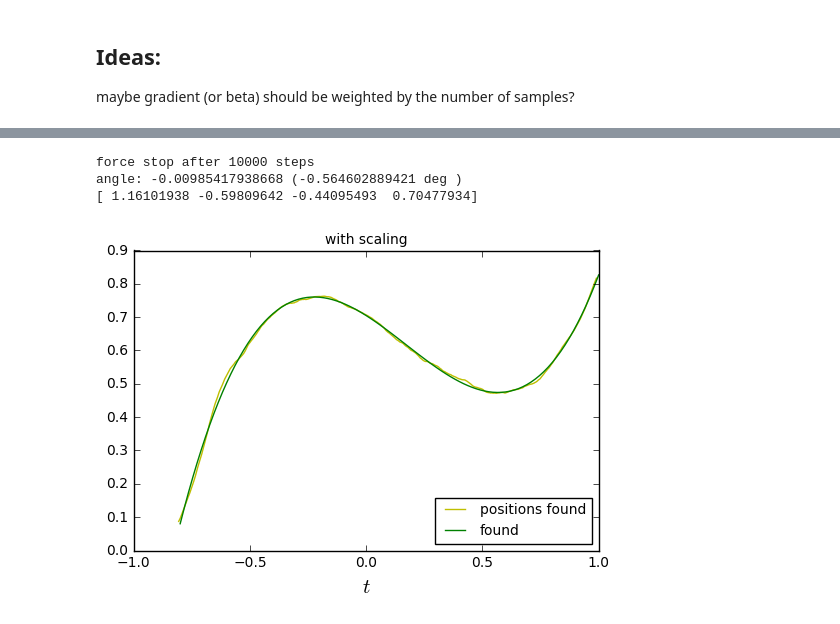
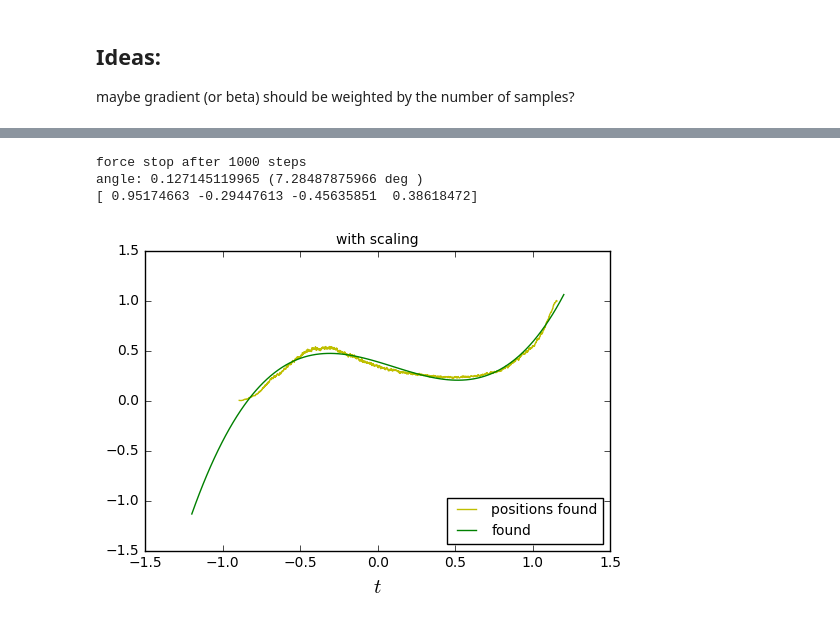
Before and after one commit to LCAV/surface-reconstruction, a Jupyter notebook: results.ipynb, the cells around one changed output, grey strips where cells are left out. Cells and saved outputs as stored; diff of their text form; code cells hidden in the pictures.

```diff
--- a/results.ipynb
+++ b/results.ipynb
@@ -30,0 +19,17 @@ bar = bar/max(bar)
+# %%
+
+def todegree(x):
+    return x*180/np.pi
+
+def fromdegree(x):
+    return x*np.pi/180
+
+def get_image(name, min_, max_, cut=0):
+    img = mpimg.imread(name)
+    img = (0.2126*img[:,:,0]) + (0.7152*img[:,:,1]) + (0.0722*img[:,:,2])
+    img= img[min_:max_]
+    img = np.mean(img,0)
+    if cut > 0:
+        img = img[cut:-cut]
+    img = img - np.min(img)
+    return img/np.max(img)
@@ -30,0 +42,7 @@ bar = bar/max(bar)
+# %%
+import os
+print(os.listdir("surface-images/tuesday1"))
+img1 = get_image('surface-images/tuesday1/tu160.JPG', 200, 400, cut=8)
+img2 = get_image('surface-images/tuesday1/tu135.JPG', 200, 400, cut=8)
+# img3 = get_image('surface-images/small/small3.JPG', 200, 1000, cut=8)
+# img4 = get_image('surface-images/small/small7.JPG', 200, 1000, cut=8)
@@ -31,7 +51,6 @@ bar = bar/max(bar)
 # %%
-coef = [10, 0,- 6, 0]
-pol = SignalPolynomial(coef)
-t = np.linspace(-0.8, 1, 100)
+coef = [0.5, -0.1,-0.3, 0.65]
+pol = SecondSurfacePolynomial(coef)
+ends = 1.2
+t = np.linspace(-ends, ends, 100)
 row = pol.get_samples(t).reshape(100,1)
-row = row - np.min(row)
-row = row/np.max(row)
@@ -58,37 +71,38 @@ plt.plot(t, row, label='orginal')
 # pf = pf[int(len(pf)/2):]
 
 solver = ConstrainedALS(
-    pf,
+    img2,
     4,
     SecondSurfacePolynomial,
-    start_pos=np.linspace(-0.8,1,len(pf)),
+    start_pos=np.linspace(-1,1,len(img2)),
     stopping_error=1e-10,
     beta=1,
     show_plots=False,
-    max_iter=10000,
+    max_iter=1000,
+    angle=fromdegree(-30)
     )
 
 solver.solve()
 
 # # print solver.train_error
 
 # # print polynomial.square_error(SignalPolynomial(solver.parameter_estimate))
 # pylab.ioff()
 # # plot_results(SignalPolynomial(solver.parameter_estimate),'r',lw = 3)
 pylab.plot(solver.get_position_estimates(),solver.get_samples(),'y',label="positions found")
 
 print("angle:", solver.tr_param[0], "(" + str(todegree(solver.tr_param[0])) + " deg )" )
 print(solver.parameter_estimate)
 polynomial = FullSurfacePolynomial(solver.parameter_estimate)
 pylab.plot(t,polynomial.get_samples(t), color='g',label="found")
 # pylab.plot(t,row,label="true")
 pylab.title("with scaling", fontsize=10)
 pylab.xlabel(r'$t$',fontsize=15)
 pylab.legend(loc="lower right", fontsize=10)
 pylab.gcf().subplots_adjust(bottom=0.15)
 pylab.show()
 # %% [output]
-force stop after 10000 steps
-angle: -0.00985417938668 (-0.564602889421 deg )
-[ 1.16101938 -0.59809642 -0.44095493  0.70477934]
+force stop after 1000 steps
+angle: 0.127145119965 (7.28487875966 deg )
+[ 0.95174663 -0.29447613 -0.45635851  0.38618472]
-[figure, old version]
+[figure, new version]
```
Also changed, not shown: parts of 9 cells of this notebook, 1 other file.
